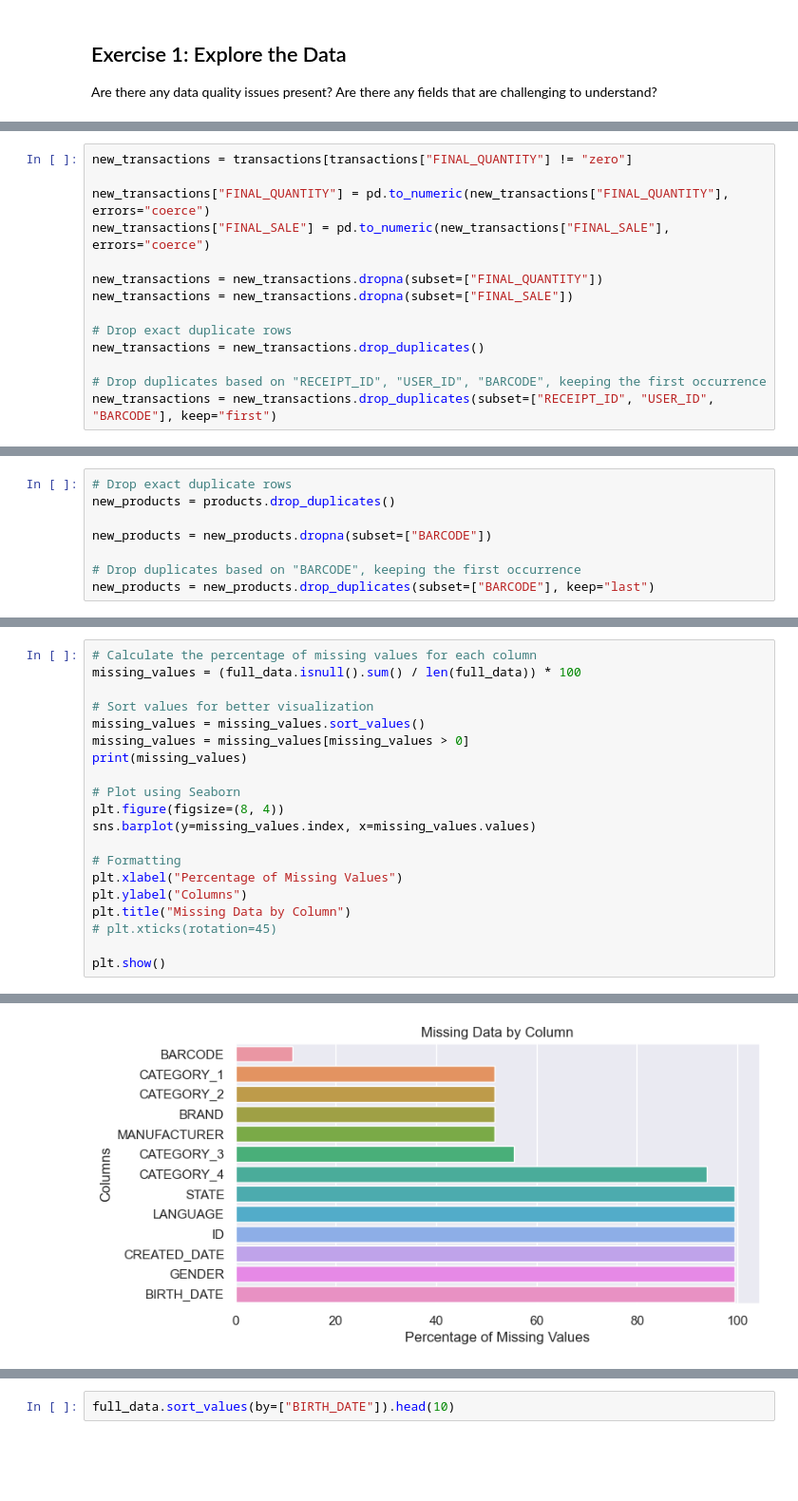
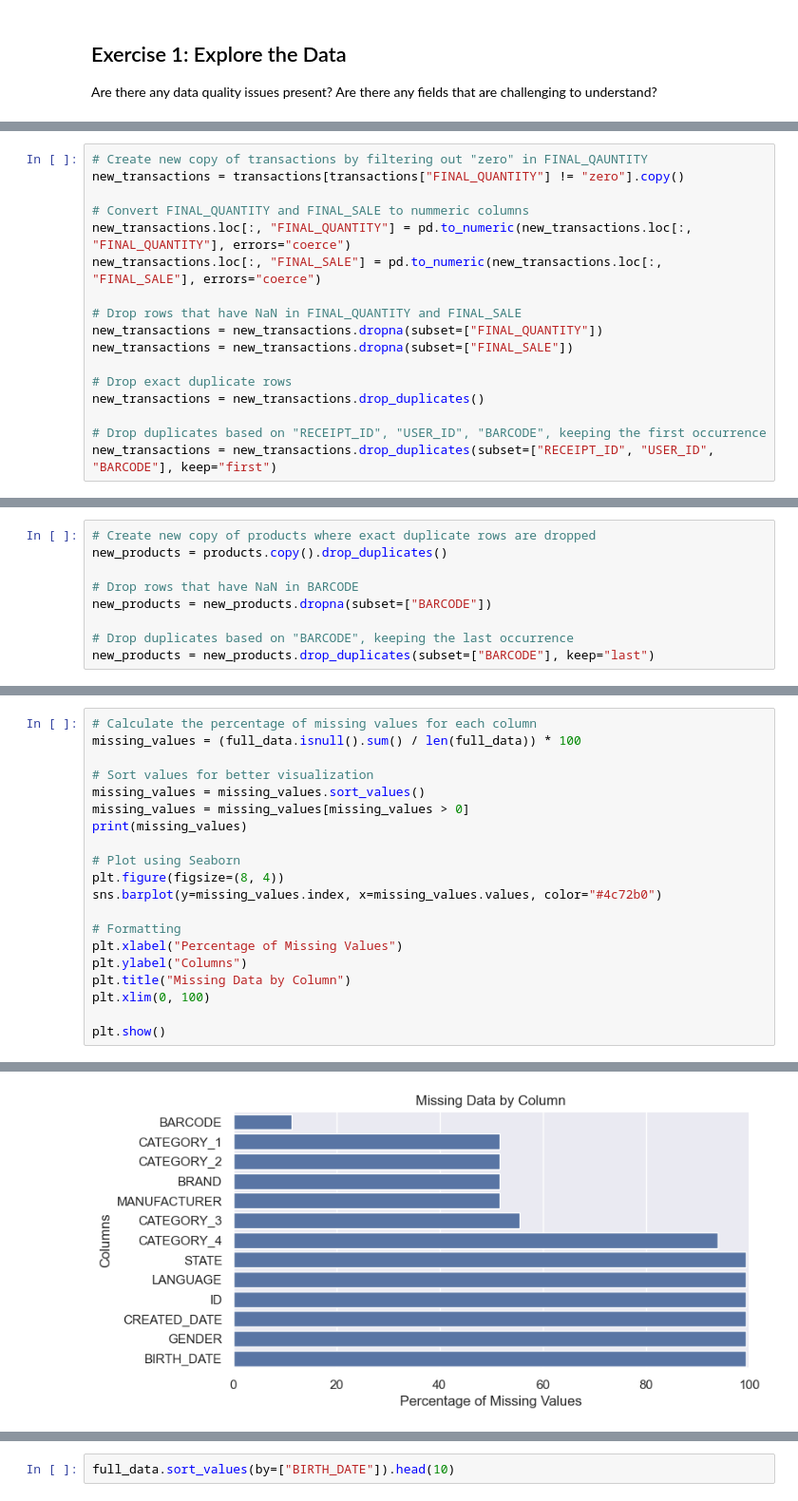
Before and after one commit to AlvaroRamirezHong/FetchTakeHome, a Jupyter notebook: fetch_takehome.ipynb, the cells around one changed output, grey strips where cells are left out. Shown at 95% size. Cells and saved outputs as stored; diff of their text form; blank space fills up the shorter version.

Commit message:
Exercise 1-2 first draft

```diff
--- a/fetch_takehome.ipynb
+++ b/fetch_takehome.ipynb
@@ -253,9 +332,12 @@ dtype: float64
 # %%
-new_transactions = transactions[transactions["FINAL_QUANTITY"] != "zero"]
+# Create new copy of transactions by filtering out "zero" in FINAL_QAUNTITY
+new_transactions = transactions[transactions["FINAL_QUANTITY"] != "zero"].copy()
 
-new_transactions["FINAL_QUANTITY"] = pd.to_numeric(new_transactions["FINAL_QUANTITY"], errors="coerce")
-new_transactions["FINAL_SALE"] = pd.to_numeric(new_transactions["FINAL_SALE"], errors="coerce")
+# Convert FINAL_QUANTITY and FINAL_SALE to nummeric columns
+new_transactions.loc[:, "FINAL_QUANTITY"] = pd.to_numeric(new_transactions.loc[:, "FINAL_QUANTITY"], errors="coerce")
+new_transactions.loc[:, "FINAL_SALE"] = pd.to_numeric(new_transactions.loc[:, "FINAL_SALE"], errors="coerce")
 
+# Drop rows that have NaN in FINAL_QUANTITY and FINAL_SALE
 new_transactions = new_transactions.dropna(subset=["FINAL_QUANTITY"])
 new_transactions = new_transactions.dropna(subset=["FINAL_SALE"])
 
@@ -306,9 +378,10 @@ new_transactions.sort_values(by=["RECEIPT_ID", "USER_ID", "BARCODE"]).head(10)
 # %%
-# Drop exact duplicate rows
-new_products = products.drop_duplicates()
+# Create new copy of products where exact duplicate rows are dropped
+new_products = products.copy().drop_duplicates()
 
+# Drop rows that have NaN in BARCODE
 new_products = new_products.dropna(subset=["BARCODE"])
 
-# Drop duplicates based on "BARCODE", keeping the first occurrence
+# Drop duplicates based on "BARCODE", keeping the last occurrence
 new_products = new_products.drop_duplicates(subset=["BARCODE"], keep="last")
 # %%
@@ -349,33 +434,33 @@ missing_values = (full_data.isnull().sum() / len(full_data)) * 100
 
 # Sort values for better visualization
 missing_values = missing_values.sort_values()
 missing_values = missing_values[missing_values > 0]
 print(missing_values)
 
 # Plot using Seaborn
 plt.figure(figsize=(8, 4))
-sns.barplot(y=missing_values.index, x=missing_values.values)
+sns.barplot(y=missing_values.index, x=missing_values.values, color="#4c72b0")
 
 # Formatting
 plt.xlabel("Percentage of Missing Values")
 plt.ylabel("Columns")
 plt.title("Missing Data by Column")
-# plt.xticks(rotation=45)
+plt.xlim(0, 100)
 
 plt.show()
 # %% [output]
 BARCODE         11.357128
 CATEGORY_1      51.599113
 CATEGORY_2      51.647510
 BRAND           51.647510
 MANUFACTURER    51.647510
 CATEGORY_3      55.486993
 CATEGORY_4      93.942327
 STATE           99.475701
 LANGUAGE        99.475701
 ID              99.475701
 CREATED_DATE    99.475701
 GENDER          99.479734
 BIRTH_DATE      99.479734
 dtype: float64
-[figure, old version]
+[figure, new version]
```
Also changed, not shown: parts of 70 cells of this notebook.
